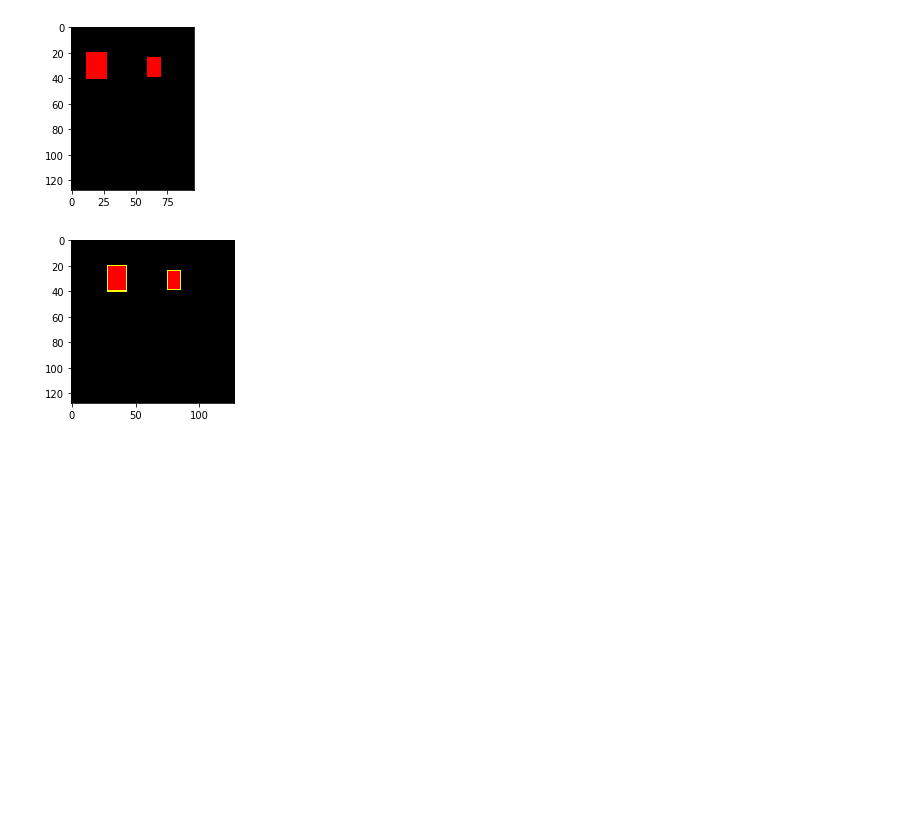
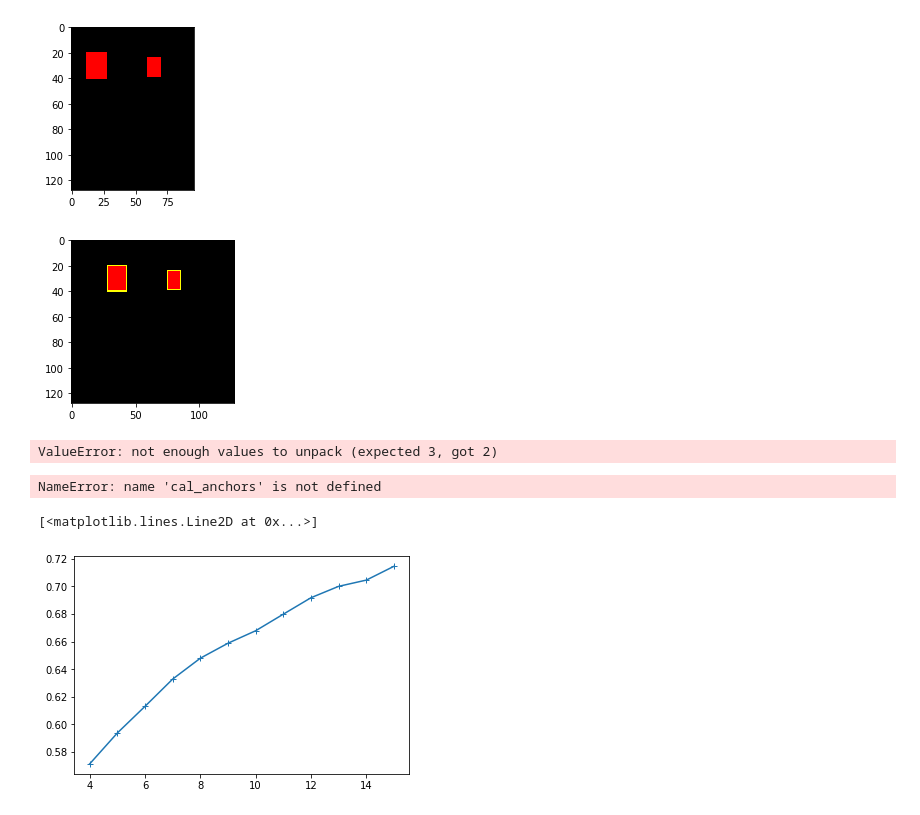
Before and after one commit to Pamikk/wheat_det, a Jupyter notebook: visualization.ipynb, the cells around one changed output. Saved outputs shown, nothing was run; the diff lists cells and outputs as text; code cells hidden in the pictures; blank space fills up the shorter version.

```diff
--- a/visualization.ipynb
+++ b/visualization.ipynb
@@ -45,3 +46,22 @@ Clipping input data to the valid range for imshow with RGB data ([0..1] for floa
 <matplotlib.image.AxesImage at 0x...>
 [figure]
 [figure]
+# %%
+centers = {}
+ious = []
+for i in range(4,16):
+    centers[i],km = cal_anchors(num=i)
+    ious.append(km.cal_all_dist())
+    print(i,centers[i])
+# %% [output]
+ValueError: not enough values to unpack (expected 3, got 2)
+# %%
+anchors,km = cal_anchors(num=9)
+print(anchors)
+# %% [output]
+NameError: name 'cal_anchors' is not defined
+# %%
+plt.plot(range(4,16),ious,'+-')
+# %% [output]
+[<matplotlib.lines.Line2D at 0x...>]
+[figure, added]
```
Also changed, not shown: parts of 2 cells of this notebook, 26 other files.
